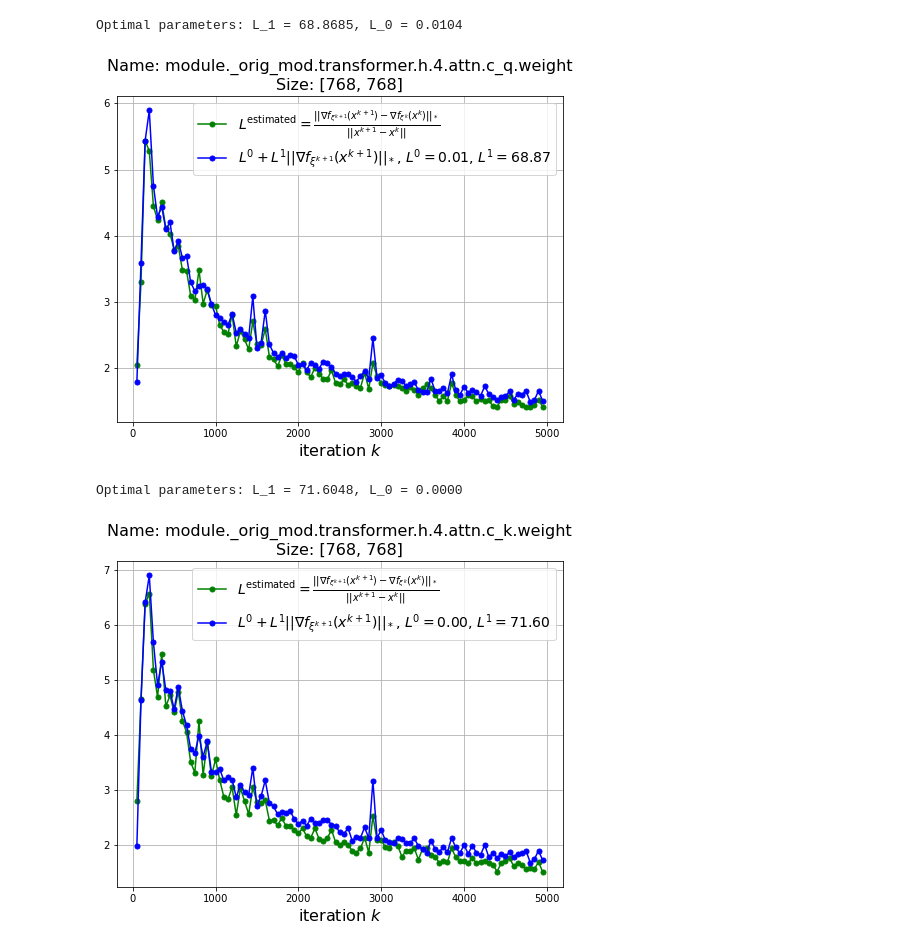
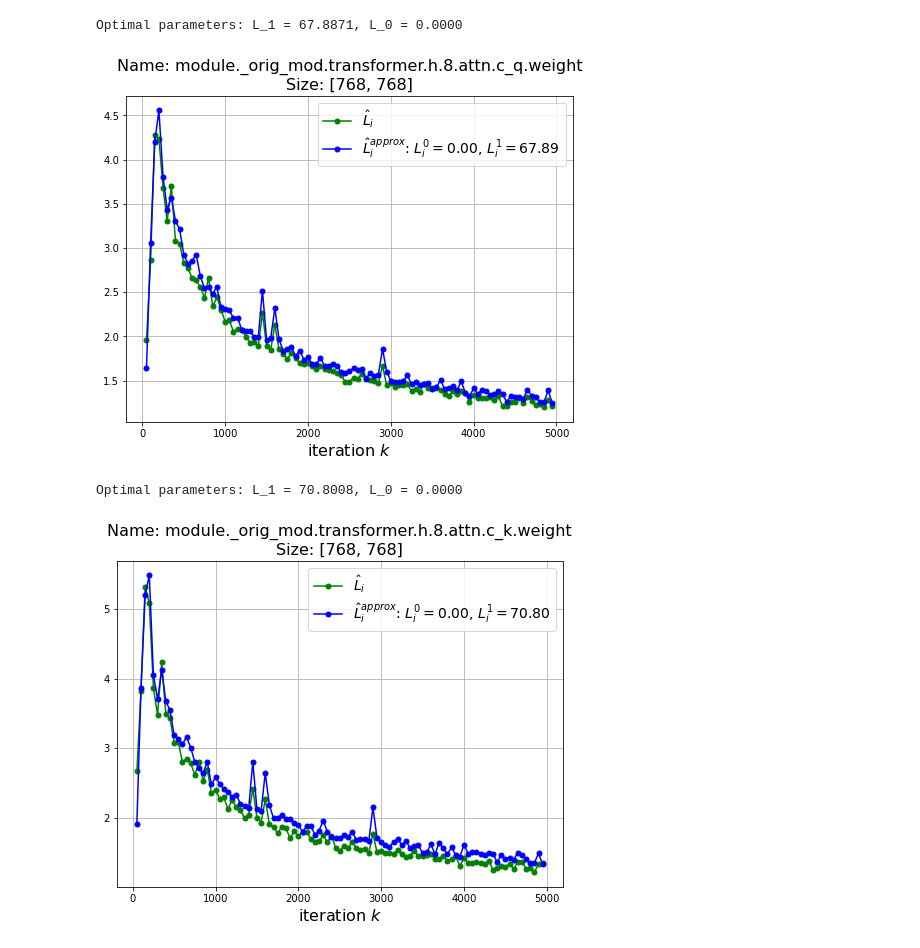
Before and after one commit to artem-riabinin/Experiments-estimating-smoothness-for-NanoGPT-and-CNN-on-CIFAR10, a Jupyter notebook: plots/L0L1-nanogpt/L0L1-nanogpt.ipynb, the cells around one changed output. Cells and saved outputs as stored; diff of their text form; code cells hidden in the pictures.

```diff
--- a/plots/L0L1-nanogpt/L0L1-nanogpt.ipynb
+++ b/plots/L0L1-nanogpt/L0L1-nanogpt.ipynb
@@ -7,7 +7,7 @@ from scipy.optimize import minimize
 def fit_positive_linear(x, y):
     x = np.asarray(x)
     y = np.asarray(y)
-    penalty_weight = 10
+    penalty_weight = 5
 
     # Loss function (mean squared error)
     def loss(params):
@@ -35,40 +35,40 @@ L_estimated_values = []
 norm_grad_values = []
 
 # Regular expression pattern to match L_estimated and norm_grad lines
-pattern = re.compile(r"step:\d+/\d+ \(24\) L_estimated: ([\d\.]+) norm_grad: ([\d\.]+)")
+pattern = re.compile(r"step:\d+/\d+ \(48\) L_estimated: ([\d\.]+) norm_grad: ([\d\.]+)")
 
 # Read the log file and extract values
 with open(log_file_path, "r") as file:
     for line in file:
         match = pattern.search(line)
         if match:
             L_estimated_values.append(float(match.group(1)))  # Extract and convert to float
             norm_grad_values.append(float(match.group(2)))    # Extract and convert to float
 
 # Use extracted values from log file
 a, b = fit_positive_linear(norm_grad_values, L_estimated_values)
 print(f"Optimal parameters: L_1 = {a:.4f}, L_0 = {b:.4f}")
 
 # Compute vectors
 y_actual = np.array(L_estimated_values)
 y_predicted = a * np.array(norm_grad_values) + b
 x = np.arange(50, 4951, 50)
 
 # Plot results
 
 plt.figure(figsize=(8, 6))
-plt.plot(x, y_actual, 'o-', markersize=5, label=r'$L^{\mathrm{estimated}} = \frac{||\nabla f_{\xi^{k+1}}(x^{k+1}) - \nabla f_{\xi^{k}}(x^k)||_*}{||x^{k+1} - x^{k}||}$', color='green')
+plt.plot(x, y_actual, 'o-', markersize=5, label=r'$\hat{L}_i$', color='green')
 plt.plot(x, y_predicted, 'o-', markersize=5,
-         label = r'$L^0 + L^1 ||\nabla f_{\xi^{k+1}}(x^{k+1})||_*$' + f', $L^0 = {b:.2f}$, $L^1 = {a:.2f}$', color='blue')
+         label = r'$\hat{L}^{approx}_i$' + f': $L_i^0 = {b:.2f}$, $L_i^1 = {a:.2f}$', color='blue')
 plt.xlabel('iteration $k$', fontsize=16)
 plt.legend(fontsize=14)
 plt.grid()
-plt.title('Name: module._orig_mod.transformer.h.4.attn.c_q.weight\nSize: [768, 768]', fontsize=16)
-plt.savefig('plot1.pdf', format='pdf')
+plt.title('Name: module._orig_mod.transformer.h.8.attn.c_q.weight\nSize: [768, 768]', fontsize=16)
+plt.savefig('plot1_1.pdf', format='pdf')
 plt.show()
 # %% [output]
-Optimal parameters: L_1 = 68.8685, L_0 = 0.0104
+Optimal parameters: L_1 = 67.8871, L_0 = 0.0000
-[figure, old version]
+[figure, new version]
 # %%
 # Sample log file path
 log_file_path = "output.txt"  # Change this to your actual log file path
@@ -78,7 +78,7 @@ L_estimated_values = []
 norm_grad_values = []
 
 # Regular expression pattern to match L_estimated and norm_grad lines
-pattern = re.compile(r"step:\d+/\d+ \(25\) L_estimated: ([\d\.]+) norm_grad: ([\d\.]+)")
+pattern = re.compile(r"step:\d+/\d+ \(49\) L_estimated: ([\d\.]+) norm_grad: ([\d\.]+)")
 
 # Read the log file and extract values
 with open(log_file_path, "r") as file:
@@ -100,18 +100,18 @@ x = np.arange(50, 4951, 50)
 # Plot results
 
 plt.figure(figsize=(8, 6))
-plt.plot(x, y_actual, 'o-', markersize=5, label=r'$L^{\mathrm{estimated}} = \frac{||\nabla f_{\xi^{k+1}}(x^{k+1}) - \nabla f_{\xi^{k}}(x^k)||_*}{||x^{k+1} - x^{k}||}$', color='green')
+plt.plot(x, y_actual, 'o-', markersize=5, label=r'$\hat{L}_i$', color='green')
 plt.plot(x, y_predicted, 'o-', markersize=5,
-         label = r'$L^0 + L^1 ||\nabla f_{\xi^{k+1}}(x^{k+1})||_*$' + f', $L^0 = {b:.2f}$, $L^1 = {a:.2f}$', color='blue')
+         label = r'$\hat{L}^{approx}_i$' + f': $L_i^0 = {b:.2f}$, $L_i^1 = {a:.2f}$', color='blue')
 plt.xlabel('iteration $k$', fontsize=16)
 plt.legend(fontsize=14)
 plt.grid()
-plt.title('Name: module._orig_mod.transformer.h.4.attn.c_k.weight\nSize: [768, 768]', fontsize=16)
-plt.savefig('plot2.pdf', format='pdf')
+plt.title('Name: module._orig_mod.transformer.h.8.attn.c_k.weight\nSize: [768, 768]', fontsize=16)
+plt.savefig('plot2_1.pdf', format='pdf')
 plt.show()
 # %% [output]
-Optimal parameters: L_1 = 71.6048, L_0 = 0.0000
+Optimal parameters: L_1 = 70.8008, L_0 = 0.0000
-[figure, old version]
+[figure, new version]
 # %%
 # Sample log file path
 log_file_path = "output.txt"  # Change this to your actual log file path
```
Also changed, not shown: parts of 5 cells of this notebook, 1 other file.
